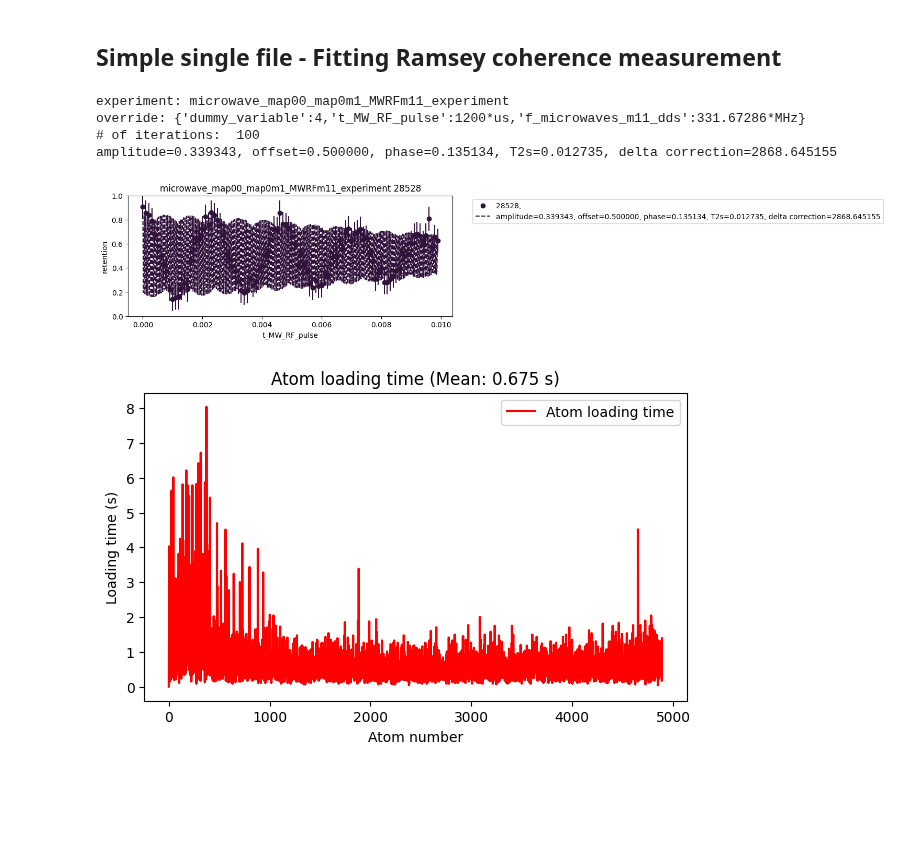
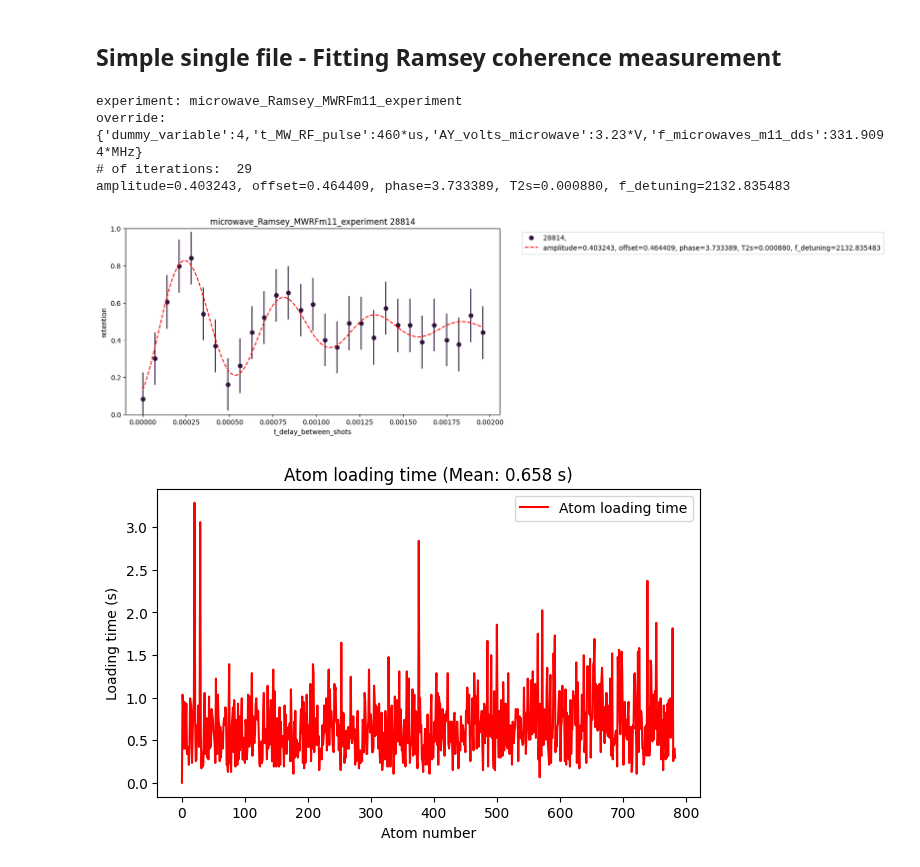
Before and after one commit to QuantumQuadrate/qn_artiq_routines, a Jupyter notebook: Analysis/Microwave analysis/Microwave_analysis_2025.ipynb, the cells around one changed output. Drawn from its saved outputs; the diff is of its cells as text; code cells hidden in the pictures; blank space fills up the shorter version.

```diff
--- a/Analysis/Microwave analysis/Microwave_analysis_2025.ipynb
+++ b/Analysis/Microwave analysis/Microwave_analysis_2025.ipynb
@@ -2,7 +2,7 @@
 # Mapping atom analysis
 Valid for experiments from 2025-04-30 until ...
 # %%
-date_filters = ["2025-07-14"]
+date_filters = ["2025-07-22"]
 
 from matplotlib import pyplot as plt
 import matplotlib as mpl
@@ -401,8 +392,8 @@ With fitting Rabi oscillation
 """
 ### the file(s) to analyze:
 file_indices = {
-    26:'',
-    # 46:'',
+    28:'',
+    # 12:'',
     # 48:''
 }
 
@@ -552,15 +543,15 @@ for idx,f_item in enumerate(file_indices.items()):
             # initial_center = scan_sequence1[min_idx]
             # p0 = [initial_center, 10e3, 0.9] # [center, width, depth]
 
-            p0 = [0.43, 0.84e6, 0, 0.5, 100000] # ['amplitude', 'omega', 'phase', 'offset','decay']
+            p0 = [0.43, 3.41e3, 0, 0.5, 0.5] # ['amplitude', 'omega', 'phase', 'offset','decay']
 
             ### using a  Gaussian function for now:
             fit_dict = {
                 scan_variable1_name: {
-                    # 'model': lambda x, center, sigma, depth: 0.80*(1 - depth * np.exp(-((x - center)**2/(2*sigma**2)))),
-                    'model': lambda x, A, omega, phase, offset, decay: offset + A * np.exp(-x/decay) * np.cos(omega * x + phase),
+                    # 'model': lambda t, center, sigma, depth: 0.80*(1 - depth * np.exp(-((t - center)**2/(2*sigma**2)))),
+                    'model': lambda t, A, omega, phase, offset, decay: offset + A * np.exp(-t/decay) * np.cos(omega * t + phase),
                     'p0': p0,
-                    'bounds': ([0.4, 1e5, 0, 0.2, 1e5], [0.5, 1e7, 2*np.pi, 0.8, 1e9]),
+                    'bounds': ([0.4, 3e3, 0, 0.4, 0.0], [0.5, 1e5, 2*np.pi, 0.6, 1.0]),
                     'params': ['amplitude', 'omega', 'phase', 'offset','decay']
                 }
             }
@@ -571,7 +562,8 @@ for idx,f_item in enumerate(file_indices.items()):
                 print(fit_str)
                 hi_res_x = np.linspace(scan_sequence1[0], scan_sequence1[-1], 10*len(scan_sequence1))
                 hi_res_x_xform = np.linspace(xsteps_xform(scan_sequence1)[0], xsteps_xform(scan_sequence1)[-1], 10*len(scan_sequence1))
-                ax_ret.plot(hi_res_x_xform, fit_dict[scan_variable1_name]['model'](hi_res_x, *popt),linestyle='--',color=ret_cmap(idx/len(file_indices)),label=fit_str)
+                # ax_ret.plot(hi_res_x_xform, fit_dict[scan_variable1_name]['model'](hi_res_x, *popt),linestyle='--',color=ret_cmap(idx/len(file_indices)),label=fit_str)
+                ax_ret.plot(hi_res_x_xform, fit_dict[scan_variable1_name]['model'](hi_res_x, *popt),linestyle='--',color='r',label=fit_str)
             else:
                 ax_ret.plot(xsteps_xform(scan_sequence1)[loading > 0], retention[loading > 0],linestyle='--',color=ret_cmap(idx/len(file_indices)))
 
@@ -706,7 +699,7 @@ Ramsey decay analysis
 """
 
 file_indices = {
-    28: '',
+    20: '',
 #     32: '',
 #     34: '',
 #     36: '',
@@ -749,7 +742,7 @@ for idx, f_item in enumerate(file_indices.items()):
     loading_rate_raveled = np.reshape(loading_rate_array, shape, order='F')
 
 
-    fig_ret, ax_ret = plt.subplots(figsize=(8, 3))
+    fig_ret, ax_ret = plt.subplots(figsize=(10, 5))
 
     for i, (retention, n_loaded, loading) in enumerate(zip(retention_raveled, n_atoms_loaded_raveled, loading_rate_raveled)):
         errs = np.array([1/np.sqrt(n) if n > 0 else np.inf for n in n_loaded])
@@ -776,44 +769,44 @@ for idx, f_item in enumerate(file_indices.items()):
         # delta_synth = 2*np.pi*20*1e3
         # delta_B = 2*np.pi*1*1e3
 
-        delta_MW = 2*np.pi*20e3
 
-        p0 = [0.40, 0.4, 0.4, 100e-6, 8e3]  # guess: [A, offset, phase, T2s, delta_correction]
-        bounds = ([0.30, 0.10, 0, 100e-6, -5e3], [0.5, 0.5, 2 * np.pi, 20e-3, 50e3])
-        model = lambda x, A, offset, phase, T2s, delta_correction: offset + A * (1+0.95*(x/T2s)**2)**(-3/2)*np.cos((delta_MW+delta_correction)*x - 3*np.arctan(0.97*x/T2s)+phase)
-        params = ['amplitude', 'offset', 'phase', 'T2s', 'delta correction']
+        p0 = [0.3, 0.5, 3.14, 1.0e-3, +2000]  # guess: [A, offset, phase, T2s, f_detuning]
+        bounds = ([0.3, 0.45, 2.2, 0.1e-3, 0], [0.5, 0.5, 2 * np.pi, 2e-3, 30000])
+        model = lambda t, A, offset, phase, T2s, f_detuning: offset + A * (1+0.95*(t/T2s)**2)**(-3/2)*np.cos((2*np.pi*(f_detuning))*t - 3*np.arctan(0.97*t/T2s) + phase)
+        params = ['amplitude', 'offset', 'phase', 'T2s', 'f_detuning']
 
         popt, _ = curve_fit(f=model, xdata=scan_sequence1, ydata=retention, p0=p0, bounds=bounds)
         fit_str = ", ".join(f"{p}={v:.6f}" for p, v in zip(params, popt))
         print(fit_str)
 
         hi_res_x = np.linspace(scan_sequence1[0], scan_sequence1[-1], 10 * len(scan_sequence1))
         hi_res_x_xform = xsteps_xform(hi_res_x)
-        ax_ret.plot(hi_res_x_xform, model(hi_res_x, *popt), linestyle='--', color=ret_cmap(idx / len(file_indices)), label=fit_str)
+        ax_ret.plot(hi_res_x_xform, model(hi_res_x, *popt), linestyle='--', label=fit_str, color='r')
+        # ax_ret.plot(hi_res_x_xform, model(hi_res_x, *popt), linestyle='--', label=fit_str, color=ret_cmap(idx / len(file_indices)))
 
     ax_ret.set_xlabel(xlabel)
     ax_ret.set_ylabel("retention")
     ax_ret.set_title(experiment_function + ' ' + str(rid))
     ax_ret.legend(bbox_to_anchor=(1.05, 1), loc='upper left')
 
 plt.show()
 fig_ret.savefig("Ramsey.pdf", bbox_inches='tight')
 
 
 #### Plot Atom_loading_time
 mean_loading_time = np.mean(Atom_loading_time)
 plt.figure(figsize=(7, 4))
 plt.plot(Atom_loading_time, 'r-', label='Atom loading time')
 plt.xlabel("Atom number")
 plt.ylabel("Loading time (s)")
 plt.title(f"Atom loading time (Mean: {mean_loading_time:.3f} s)")
 # plt.title(f"Combined Atom Loading Time for All Files")
 plt.legend(loc='best')
 plt.show()
 # %% [output]
-experiment: microwave_map00_map0m1_MWRFm11_experiment
-override: {'dummy_variable':4,'t_MW_RF_pulse':1200*us,'f_microwaves_m11_dds':331.67286*MHz}
-# of iterations:  100
-amplitude=0.339343, offset=0.500000, phase=0.135134, T2s=0.012735, delta correction=2868.645155
+experiment: microwave_Ramsey_MWRFm11_experiment
+override: {'dummy_variable':4,'t_MW_RF_pulse':460*us,'AY_volts_microwave':3.23*V,'f_microwaves_m11_dds':331.9094*MHz}
+# of iterations:  29
+amplitude=0.403243, offset=0.464409, phase=3.733389, T2s=0.000880, f_detuning=2132.835483
-[figure, old version]
+[figure, new version]
-[figure, old version]
+[figure, new version]
```
Also changed, not shown: parts of 3 cells of this notebook, 4 other files.
